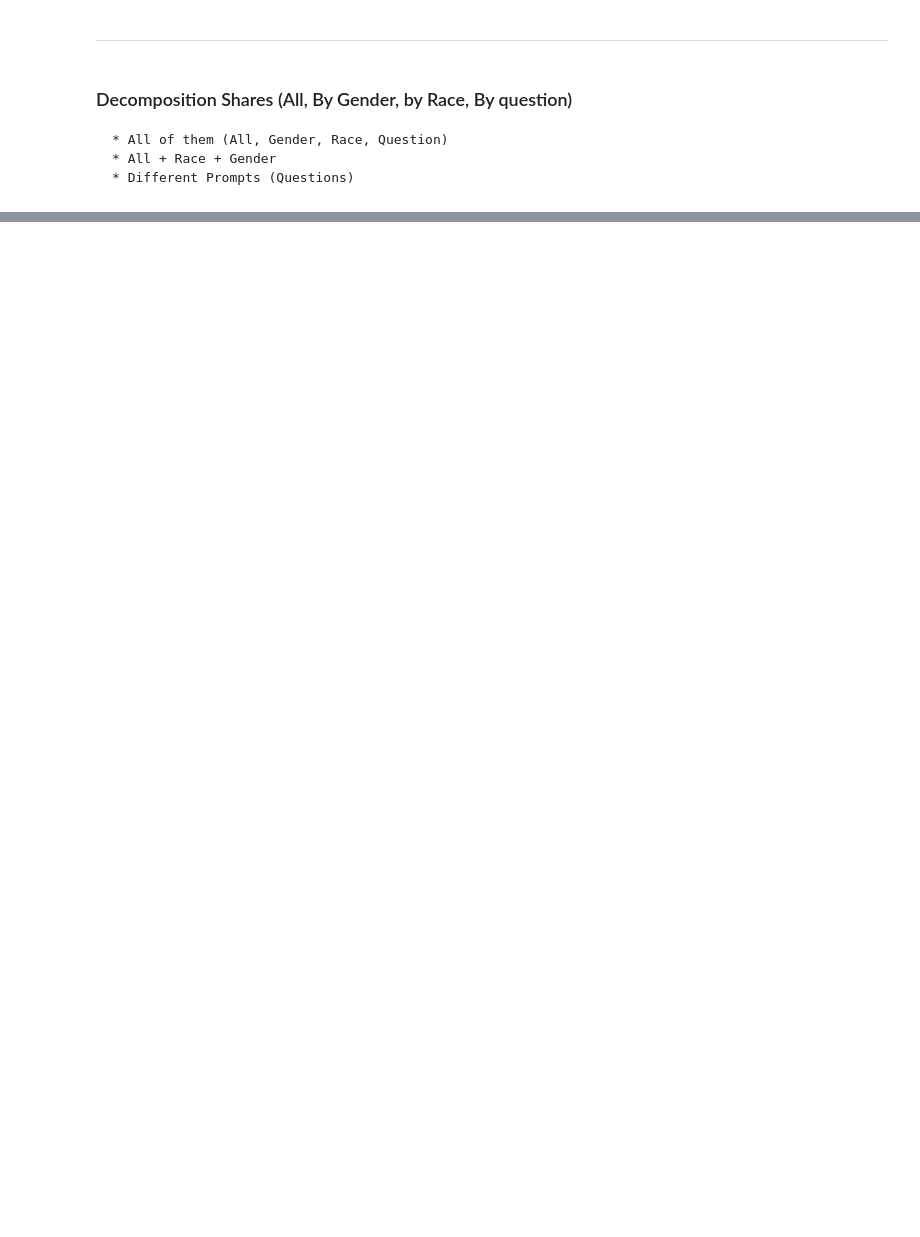
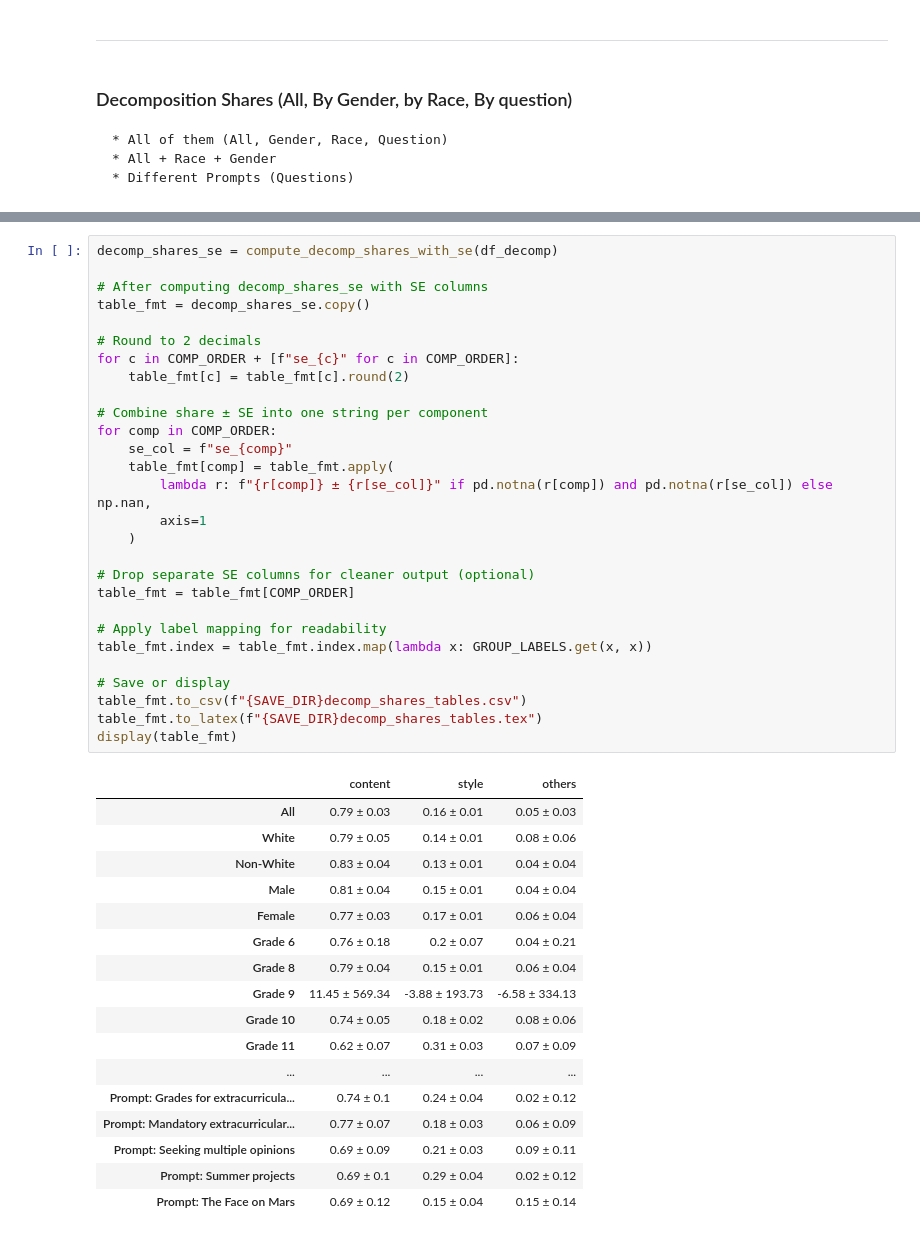
Before and after one commit to PedroPertusi/contentVsForm, a Jupyter notebook: src/images.ipynb, the cells around one changed output, grey strips where cells are left out. Drawn from its saved outputs; the diff is of its cells as text; blank space fills up the shorter version.

```diff
--- a/src/images.ipynb
+++ b/src/images.ipynb
@@ -965,0 +1239,46 @@ plot_prompts(decomp_shares, save_path=f"{SAVE_DIR}decomp__shares_prompts.png")
+# %%
+decomp_shares_se = compute_decomp_shares_with_se(df_decomp)
+
+# After computing decomp_shares_se with SE columns
+table_fmt = decomp_shares_se.copy()
+
+# Round to 2 decimals
+for c in COMP_ORDER + [f"se_{c}" for c in COMP_ORDER]:
+    table_fmt[c] = table_fmt[c].round(2)
+
+# Combine share ± SE into one string per component
+for comp in COMP_ORDER:
+    se_col = f"se_{comp}"
+    table_fmt[comp] = table_fmt.apply(
+        lambda r: f"{r[comp]} ± {r[se_col]}" if pd.notna(r[comp]) and pd.notna(r[se_col]) else np.nan,
+        axis=1
+    )
+
+# Drop separate SE columns for cleaner output (optional)
+table_fmt = table_fmt[COMP_ORDER]
+
+# Apply label mapping for readability
+table_fmt.index = table_fmt.index.map(lambda x: GROUP_LABELS.get(x, x))
+
+# Save or display
+table_fmt.to_csv(f"{SAVE_DIR}decomp_shares_tables.csv")
+table_fmt.to_latex(f"{SAVE_DIR}decomp_shares_tables.tex")
+display(table_fmt)
+# %% [output]
+|  | content | style | others |
+| All | 0.79 ± 0.03 | 0.16 ± 0.01 | 0.05 ± 0.03 |
+| White | 0.79 ± 0.05 | 0.14 ± 0.01 | 0.08 ± 0.06 |
+| Non-White | 0.83 ± 0.04 | 0.13 ± 0.01 | 0.04 ± 0.04 |
+| Male | 0.81 ± 0.04 | 0.15 ± 0.01 | 0.04 ± 0.04 |
+| Female | 0.77 ± 0.03 | 0.17 ± 0.01 | 0.06 ± 0.04 |
+| Grade 6 | 0.76 ± 0.18 | 0.2 ± 0.07 | 0.04 ± 0.21 |
+| Grade 8 | 0.79 ± 0.04 | 0.15 ± 0.01 | 0.06 ± 0.04 |
+| Grade 9 | 11.45 ± 569.34 | -3.88 ± 193.73 | -6.58 ± 334.13 |
+| Grade 10 | 0.74 ± 0.05 | 0.18 ± 0.02 | 0.08 ± 0.06 |
+| Grade 11 | 0.62 ± 0.07 | 0.31 ± 0.03 | 0.07 ± 0.09 |
+| ... | ... | ... | ... |
+| Prompt: Grades for extracurricula... | 0.74 ± 0.1 | 0.24 ± 0.04 | 0.02 ± 0.12 |
+| Prompt: Mandatory extracurricular... | 0.77 ± 0.07 | 0.18 ± 0.03 | 0.06 ± 0.09 |
+| Prompt: Seeking multiple opinions | 0.69 ± 0.09 | 0.21 ± 0.03 | 0.09 ± 0.11 |
+| Prompt: Summer projects | 0.69 ± 0.1 | 0.29 ± 0.04 | 0.02 ± 0.12 |
+| Prompt: The Face on Mars | 0.69 ± 0.12 | 0.15 ± 0.04 | 0.15 ± 0.14 |
```
Also changed, not shown: parts of 17 cells of this notebook, 6 other files.
